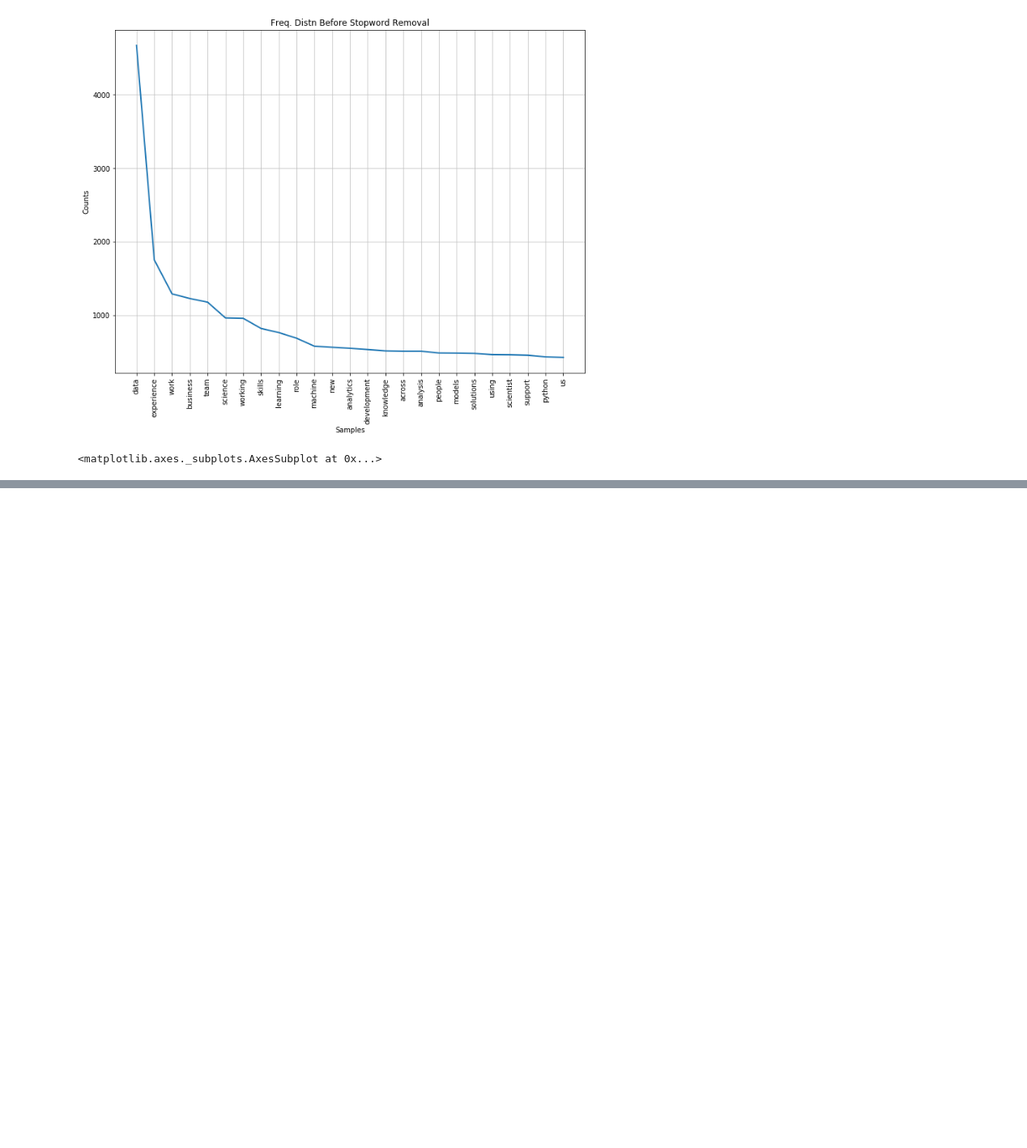
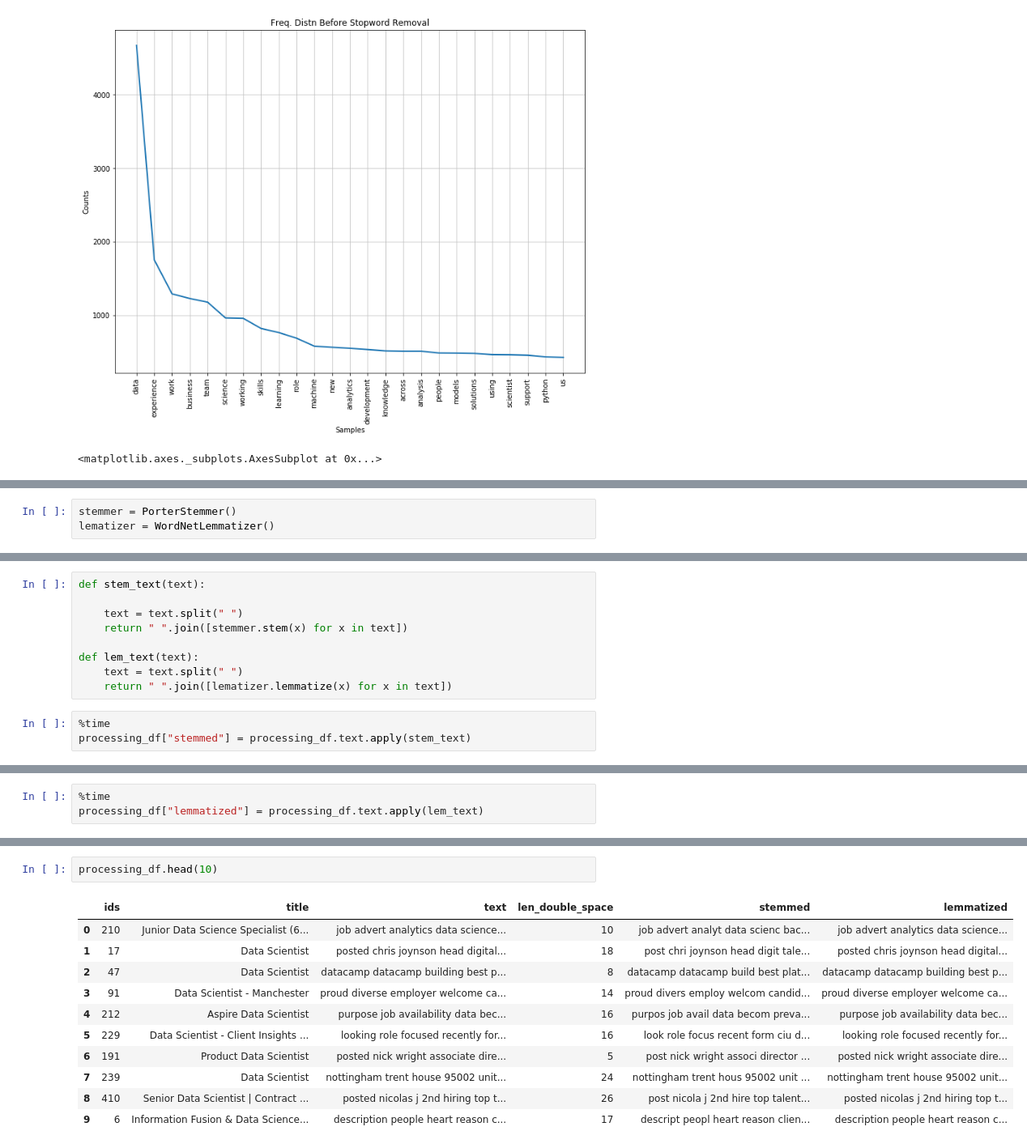
Before and after one commit to fouad89/linkedin-job-analysis, a Jupyter notebook: analysis/EDA_uk.ipynb, the cells around one changed output, grey strips where cells are left out. Shown at 81% size. Saved outputs shown, nothing was run; the diff lists cells and outputs as text; blank space fills up the shorter version.

```diff
--- a/analysis/EDA_uk.ipynb
+++ b/analysis/EDA_uk.ipynb
@@ -335,0 +297,3 @@ for item in os.listdir("../data"):
+# %%
+stemmer = PorterStemmer()
+lematizer = WordNetLemmatizer()
@@ -335,0 +306,12 @@ for item in os.listdir("../data"):
+# %%
+def stem_text(text):
+
+    text = text.split(" ")
+    return " ".join([stemmer.stem(x) for x in text])
+
+def lem_text(text):
+    text = text.split(" ")
+    return " ".join([lematizer.lemmatize(x) for x in text])
+# %%
+%time
+processing_df["stemmed"] = processing_df.text.apply(stem_text)
@@ -335,0 +321,3 @@ for item in os.listdir("../data"):
+# %%
+%time
+processing_df["lemmatized"] = processing_df.text.apply(lem_text)
@@ -335,0 +327,14 @@ for item in os.listdir("../data"):
+# %%
+processing_df.head(10)
+# %% [output]
+|  | ids | title | text | len_double_space | stemmed | lemmatized |
+| 0 | 210 | Junior Data Science Specialist (6... | job advert analytics data science... | 10 | job advert analyt data scienc bac... | job advert analytics data science... |
+| 1 | 17 | Data Scientist | posted chris joynson head digital... | 18 | post chri joynson head digit tale... | posted chris joynson head digital... |
+| 2 | 47 | Data Scientist | datacamp datacamp building best p... | 8 | datacamp datacamp build best plat... | datacamp datacamp building best p... |
+| 3 | 91 | Data Scientist - Manchester | proud diverse employer welcome ca... | 14 | proud divers employ welcom candid... | proud diverse employer welcome ca... |
+| 4 | 212 | Aspire Data Scientist | purpose job availability data bec... | 16 | purpos job avail data becom preva... | purpose job availability data bec... |
+| 5 | 229 | Data Scientist - Client Insights ... | looking role focused recently for... | 16 | look role focus recent form ciu d... | looking role focused recently for... |
+| 6 | 191 | Product Data Scientist | posted nick wright associate dire... | 5 | post nick wright associ director ... | posted nick wright associate dire... |
+| 7 | 239 | Data Scientist | nottingham trent house 95002 unit... | 24 | nottingham trent hous 95002 unit ... | nottingham trent house 95002 unit... |
+| 8 | 410 | Senior Data Scientist | Contract ... | posted nicolas j 2nd hiring top t... | 26 | post nicola j 2nd hire top talent... | posted nicolas j 2nd hiring top t... |
+| 9 | 6 | Information Fusion & Data Science... | description people heart reason c... | 17 | descript peopl heart reason clien... | description people heart reason c... |
```
Also changed, not shown: parts of 15 cells of this notebook.
